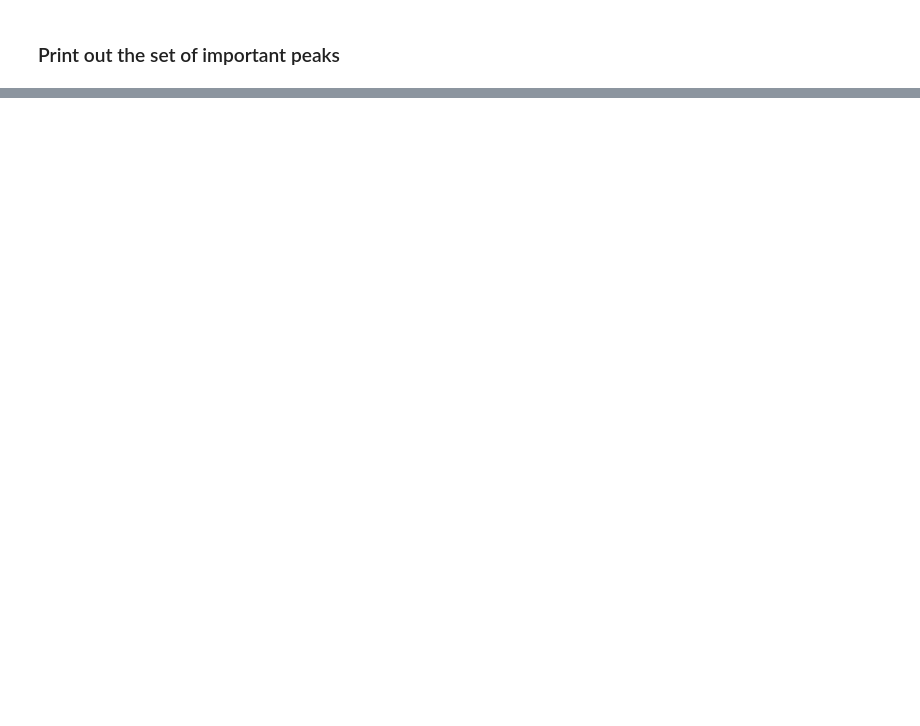
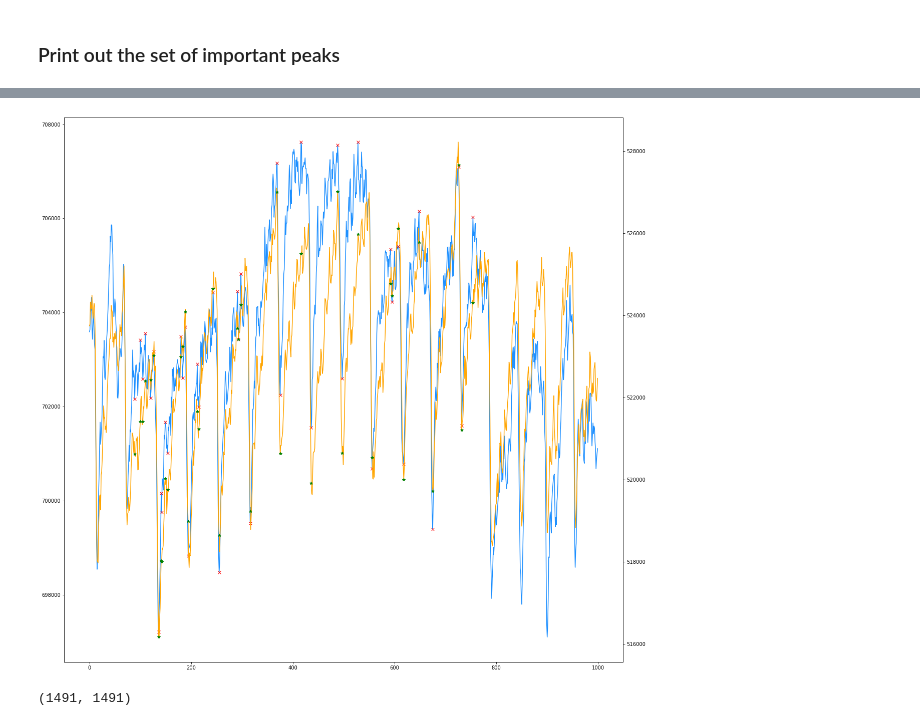
Before and after one commit to LongNguyen1984/TimeSeriesWithPython, a Jupyter notebook: FindImportantPoints.ipynb, the cells around one changed output, grey strips where cells are left out. Saved outputs shown, nothing was run; the diff lists cells and outputs as text; code cells hidden in the pictures; blank space fills up the shorter version.

```diff
--- a/FindImportantPoints.ipynb
+++ b/FindImportantPoints.ipynb
@@ -174,0 +228,30 @@ plt.plot(maxSet, x[maxSet], 'x')
+# %%
+### Extracting prominent peaks
+minSet1 = []
+maxSet1 = []
+peakSet1 = []
+peakSet2 = []
+peakSet1 = Find_Important(ppg['940nm'], R= 1.5)
+peakSet2 = Find_Important(ppg['850nm'], R= 1.5)
+#print(peakSet, minSet, maxSet)
+# %%
+### Plot data
+#plt.figure()
+fig, ax = plt.subplots(figsize=(20, 20))
+ax.plot(ppg['940nm'][0:1000], color= 'dodgerblue')
+#t= range(50)
+pk1 = peakSet1[10:50]
+ax.plot(pk1, ppg['940nm'][pk1], 'rx')
+ax2 = ax.twinx()
+
+pk2 = peakSet2[10:50]
+ax2.plot(ppg['850nm'][0:1000], color= 'orange')
+ax2.plot(pk2, ppg['850nm'][pk2], 'g*')
+
+fig.savefig('peaks.png', format='png', dpi=300)
+# %% [output]
+[figure, added]
+# %%
+len(peakSet1), len(peakSet2)
+# %% [output]
+(1491, 1491)
```
Also changed, not shown: parts of 14 cells of this notebook.
